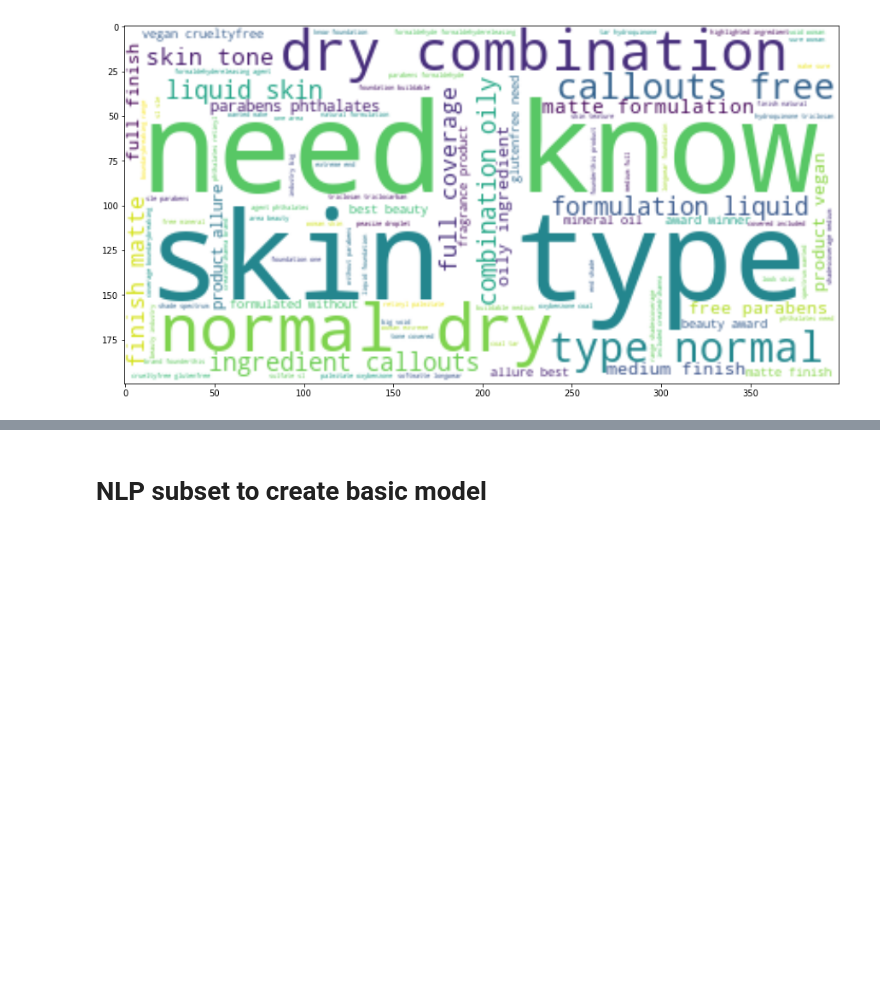
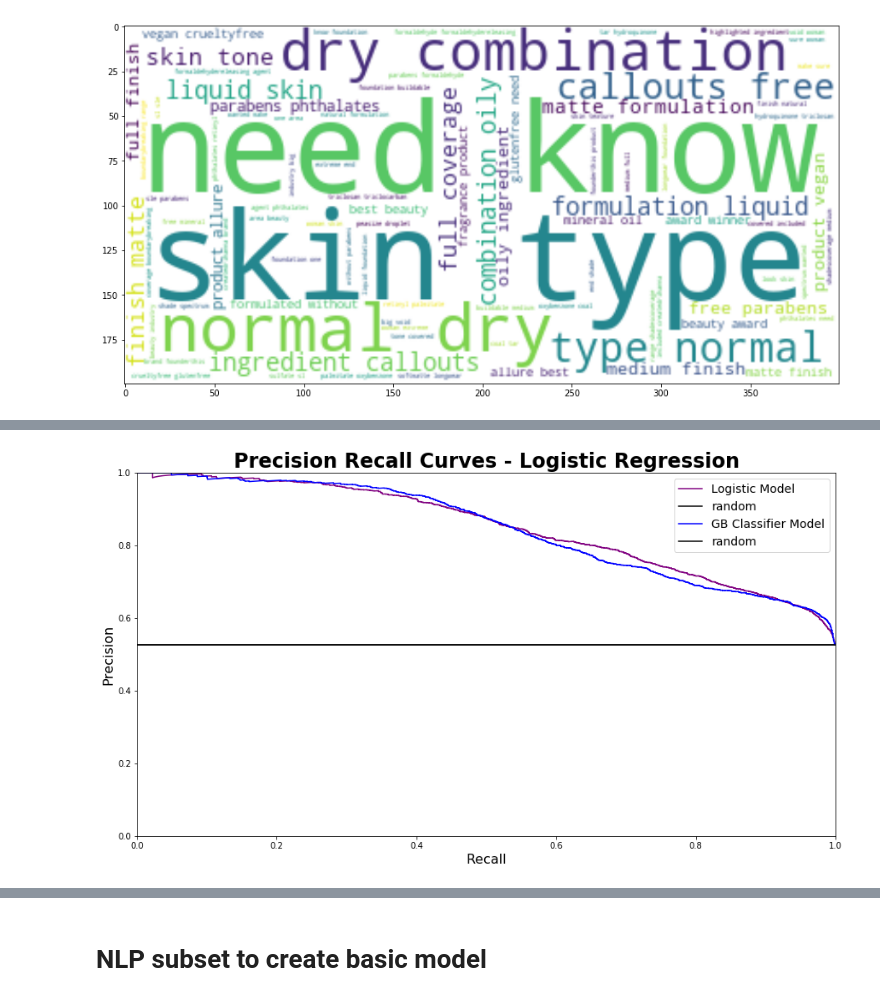
Before and after one commit to nicleong27/Beauty_Reviews, a Jupyter notebook: Reviews-Modelling.ipynb, the cells around one changed output, grey strips where cells are left out. Drawn from its saved outputs; the diff is of its cells as text; code cells hidden in the pictures; blank space fills up the shorter version.

```diff
--- a/Reviews-Modelling.ipynb
+++ b/Reviews-Modelling.ipynb
@@ -580,0 +588,14 @@ Name: recommended, dtype: int64
+# %%
+log_model = modelling(model2['review_text'], model2['skin_type'], TfidfVectorizer(), LogisticRegression())
+gb_model = modelling(model2['review_text'], model2['skin_type'], TfidfVectorizer(), GradientBoostingClassifier())
+# %%
+fig, ax = plt.subplots(figsize=(15,8))
+ax.set_title('Precision Recall Curves - Logistic Regression', fontweight='bold', fontsize=24)
+
+plt.gca().set_color_cycle(['purple', 'blue'])
+
+
+plot_precision_recall(ax, logistic_model[3], 'Logistic Model')
+plot_precision_recall(ax, gb_model[3], 'GB Classifier Model')
+# %% [output]
+[figure, added]
```
Also changed, not shown: parts of 72 cells of this notebook.
